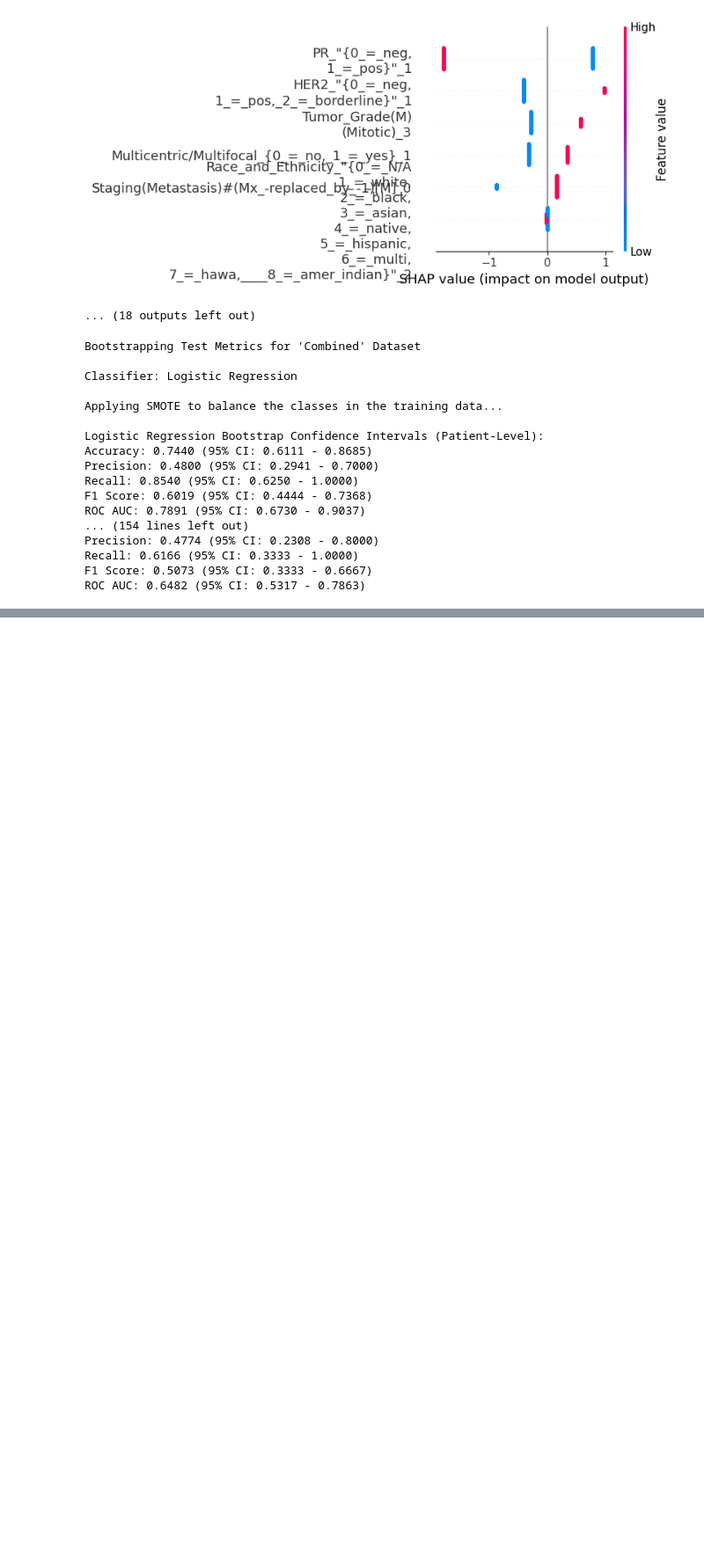
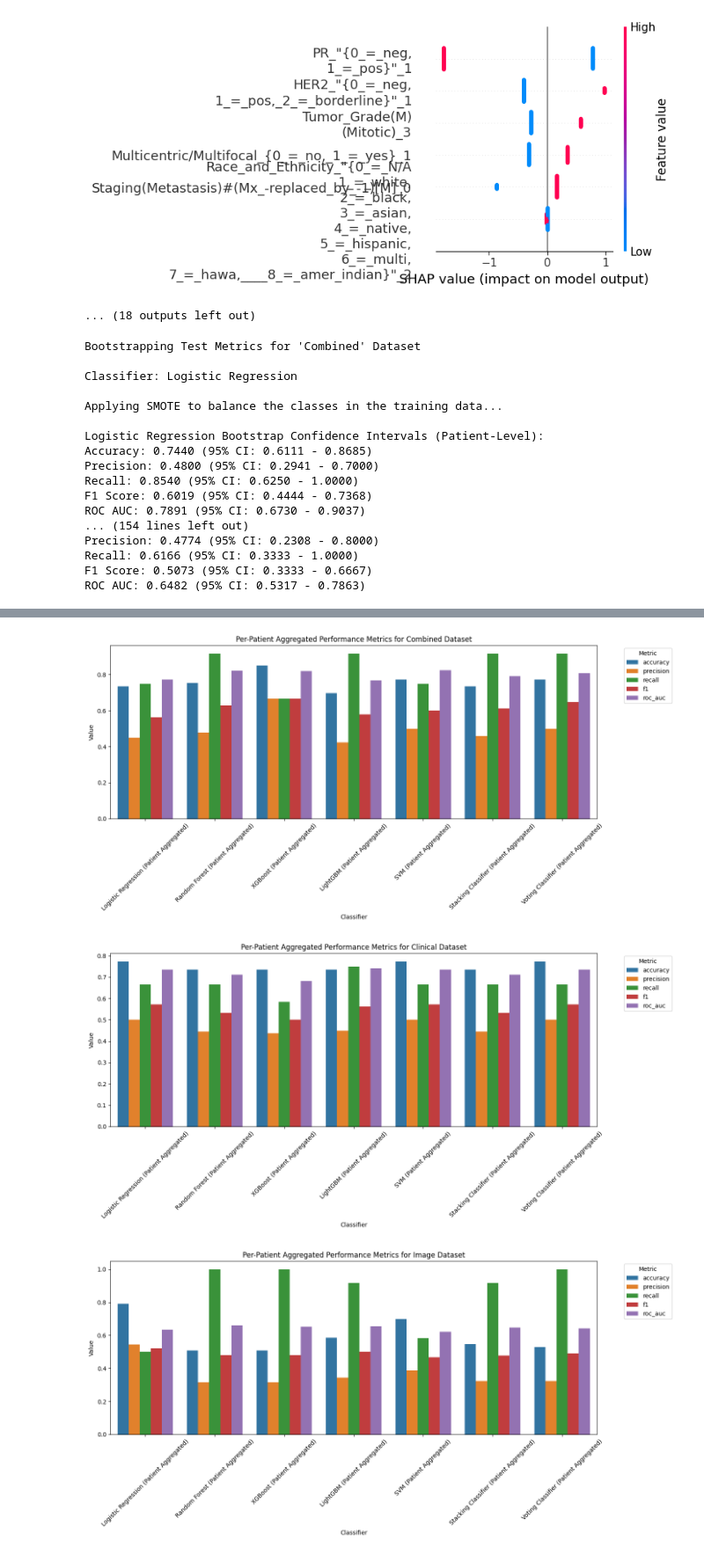
Before and after one commit to MeevEnayet/sparkMLproject, a Jupyter notebook: modelTraining_Oct10.ipynb, the cells around one changed output, grey strips where cells are left out. Shown at 88% size. Cells and saved outputs as stored; diff of their text form; code cells hidden in the pictures; blank space fills up the shorter version.

Commit message:
added emsemble classifiers to best model Oct 10

```diff
--- a/modelTraining_Oct10.ipynb
+++ b/modelTraining_Oct10.ipynb
@@ -2108,0 +2508,42 @@ ROC AUC: 0.6482 (95% CI: 0.5317 - 0.7863)
+# %%
+# Visualize Ensemble Classifier Performance
+
+import matplotlib.pyplot as plt
+import seaborn as sns
+
+# Update your plotting function to include ensemble classifiers
+def plot_metrics_with_ensembles(dataset_name, classifiers_results, ensemble_results):
+    metrics = ['accuracy', 'precision', 'recall', 'f1', 'roc_auc']
+    classifier_names = list(classifiers_results.keys()) + list(ensemble_results.keys())
+    metric_values = {metric: [] for metric in metrics}
+
+    for clf_name in classifier_names:
+        if clf_name in classifiers_results:
+            results = classifiers_results[clf_name]
+        else:
+            results = ensemble_results[clf_name]
+        for metric in metrics:
+            metric_values[metric].append(results[metric])
+
+    df_metrics = pd.DataFrame(metric_values, index=classifier_names)
+    df_metrics = df_metrics.reset_index().rename(columns={'index': 'Classifier'})
+
+    df_melted = df_metrics.melt(id_vars='Classifier', var_name='Metric', value_name='Value')
+
+    plt.figure(figsize=(14, 7))
+    sns.barplot(x='Classifier', y='Value', hue='Metric', data=df_melted)
+    plt.title(f'Per-Patient Aggregated Performance Metrics for {dataset_name} Dataset')
+    plt.xticks(rotation=45)
+    plt.legend(title='Metric', bbox_to_anchor=(1.05, 1), loc='upper left')
+    plt.tight_layout()
+    plt.show()
+
+# Plot metrics for each dataset
+for dataset_name in data_splits.keys():
+    classifiers_results = test_results_per_patient[dataset_name]
+    ensemble_results = test_results_ensemble.get(dataset_name, {})
+    plot_metrics_with_ensembles(dataset_name, classifiers_results, ensemble_results)
+# %% [output]
+[figure, added]
+[figure, added]
+[figure, added]
```
Also changed, not shown: parts of 5 cells of this notebook.
